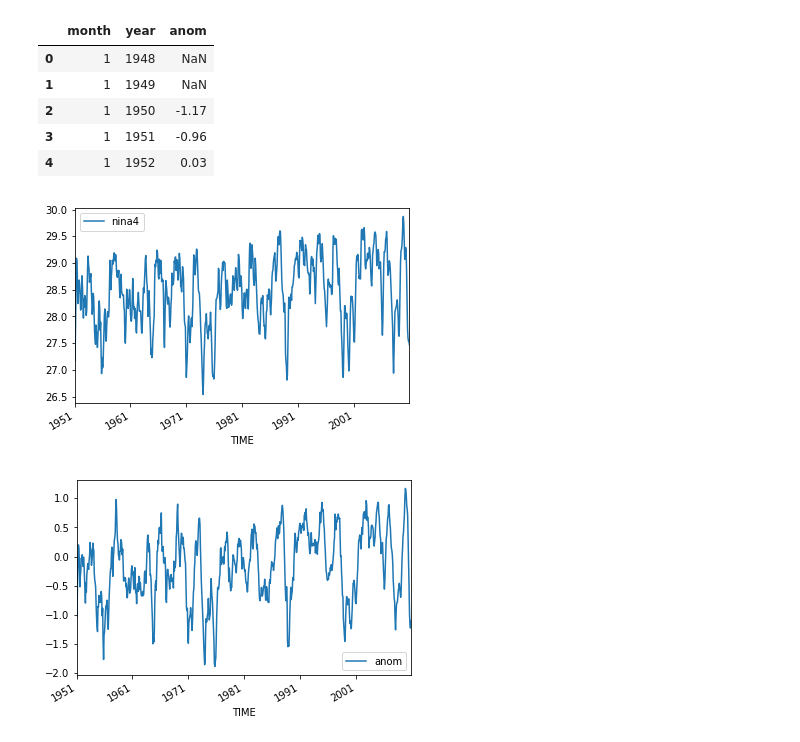
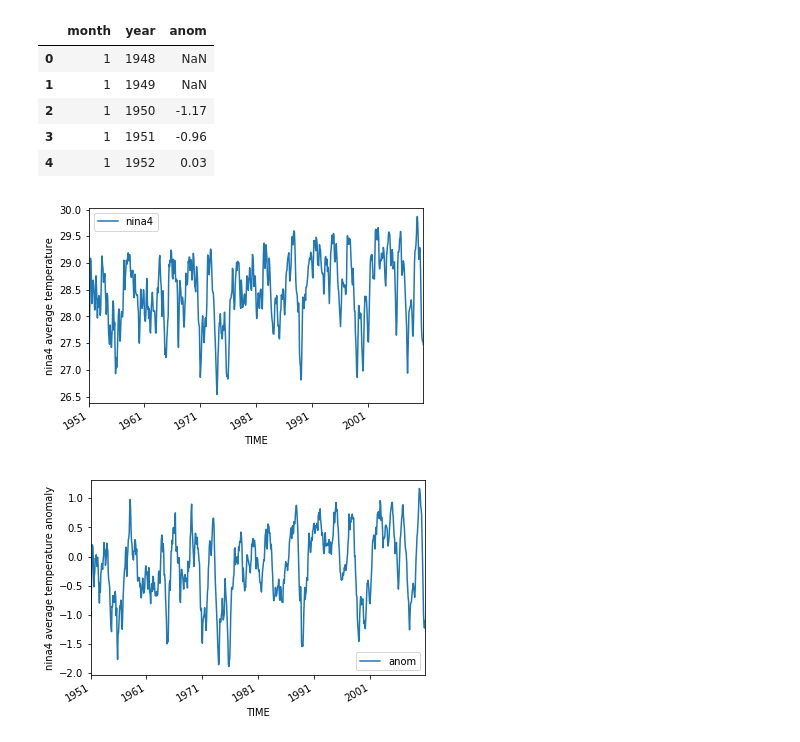
Before and after one commit to ngcaden/pacific_typhoon_model, a Jupyter notebook: Data/ENSO/NINA Data Extraction.ipynb, the cells around one changed output. Cells and saved outputs as stored; diff of their text form; code cells hidden in the pictures.

```diff
--- a/Data/ENSO/NINA Data Extraction.ipynb
+++ b/Data/ENSO/NINA Data Extraction.ipynb
@@ -38,11 +38,13 @@ nina = nina[nina['year'].between(1951,2010)]
 nina['TIME'] =  pd.to_datetime((nina['year']*100+nina['month']).apply(str),format='%Y%m')
 # %%
 nina.plot('TIME','nina4')
+plt.ylabel('nina4 average temperature')
 plt.show()
 # %% [output]
-[figure, old version]
+[figure, new version]
 # %%
 nina.plot('TIME','anom')
+plt.ylabel('nina4 average temperature anomaly')
 plt.show()
 # %% [output]
-[figure, old version]
+[figure, new version]
```
Also changed, not shown: 19 other files.
